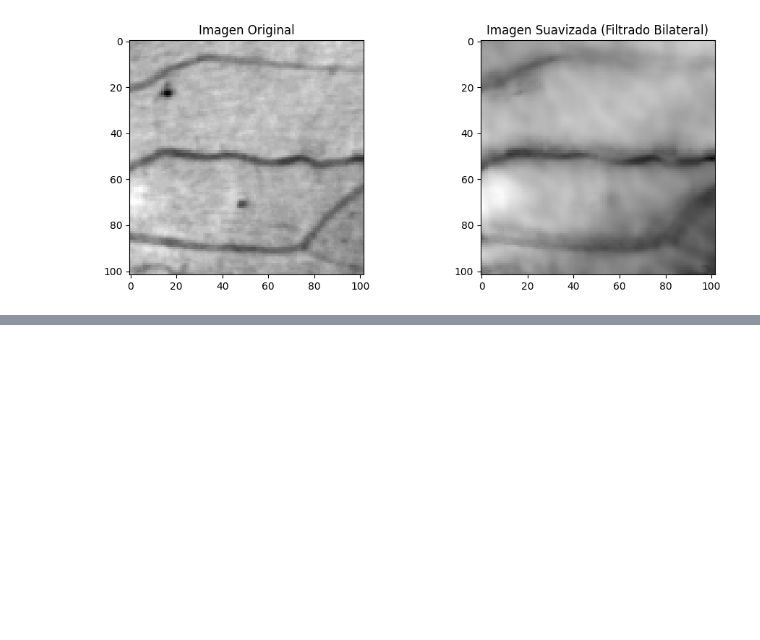
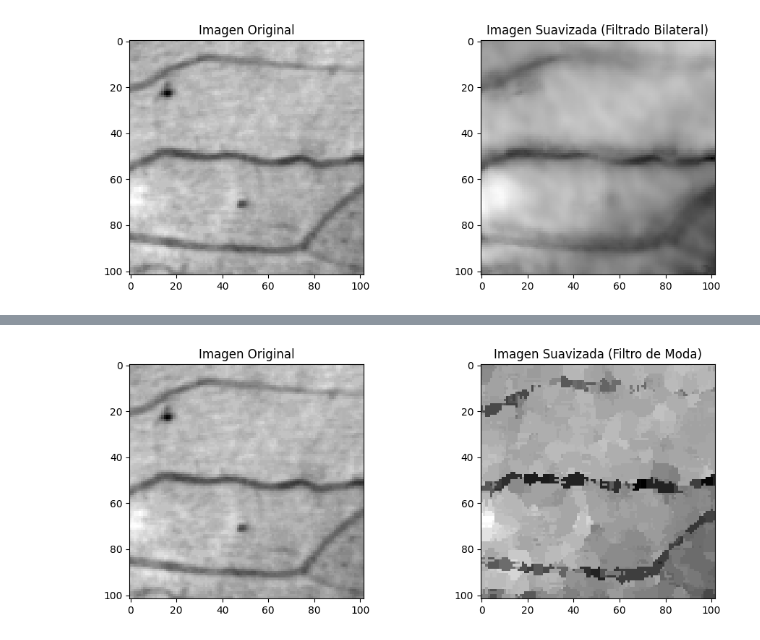
Before and after one commit to JuanZapa7a/Hello-world, a Jupyter notebook: Mejora_de_la_Imagen.ipynb, the cells around one changed output, grey strips where cells are left out. Drawn from its saved outputs; the diff is of its cells as text; code cells hidden in the pictures; blank space fills up the shorter version.

```diff
--- a/Mejora_de_la_Imagen.ipynb
+++ b/Mejora_de_la_Imagen.ipynb
@@ -401,32 +407,36 @@ En este código, hemos cargado la imagen "microaneurysms" en escala de grises y
 # %%
 import matplotlib.pyplot as plt
 from skimage import data, io, color, img_as_ubyte
 from scipy import ndimage
 import numpy as np
 from scipy import stats
 
 # Cargar la imagen "microaneurysms" de scikit-image en escala de grises
 imagen = data.microaneurysms()
 
 # Definir el tamaño del vecindario (kernel)
 k = 3  # Tamaño del vecindario 7x7 (3 píxeles a cada lado)
 
-# Función para calcular la moda de un vecindario
+# Crear una función para calcular la moda de un vecindario
 def local_mode(arr):
-    return int(stats.mode(arr, axis=None).mode[0])
+    values, counts = np.unique(arr, return_counts=True)
+    mode_value = values[np.argmax(counts)]
+    return mode_value
 
 # Aplicar el filtro de moda a la imagen
-imagen_suavizada = ndimage.generic_filter(imagen, local_mode, size=(2*k+1, 2*k+1), mode='constant', cval=0)
+imagen_suavizada = ndimage.generic_filter(imagen, local_mode, size=(2*k+1, 2*k+1))
 
 # Mostrar las imágenes original y suavizada
 plt.figure(figsize=(10, 4))
 plt.subplot(121)
 plt.title("Imagen Original")
 plt.imshow(imagen, cmap='gray')
 
 plt.subplot(122)
 plt.title("Imagen Suavizada (Filtro de Moda)")
 plt.imshow(imagen_suavizada, cmap='gray')
 
 plt.tight_layout()
 plt.show()
+# %% [output]
+[figure, added]
```
Also changed, not shown: parts of 5 cells of this notebook.
